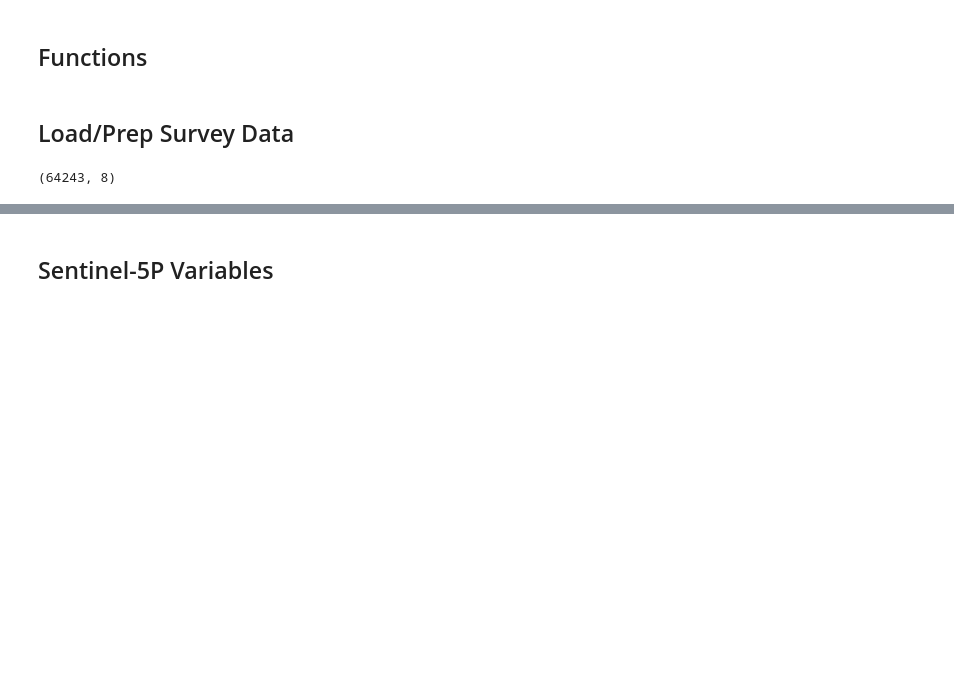
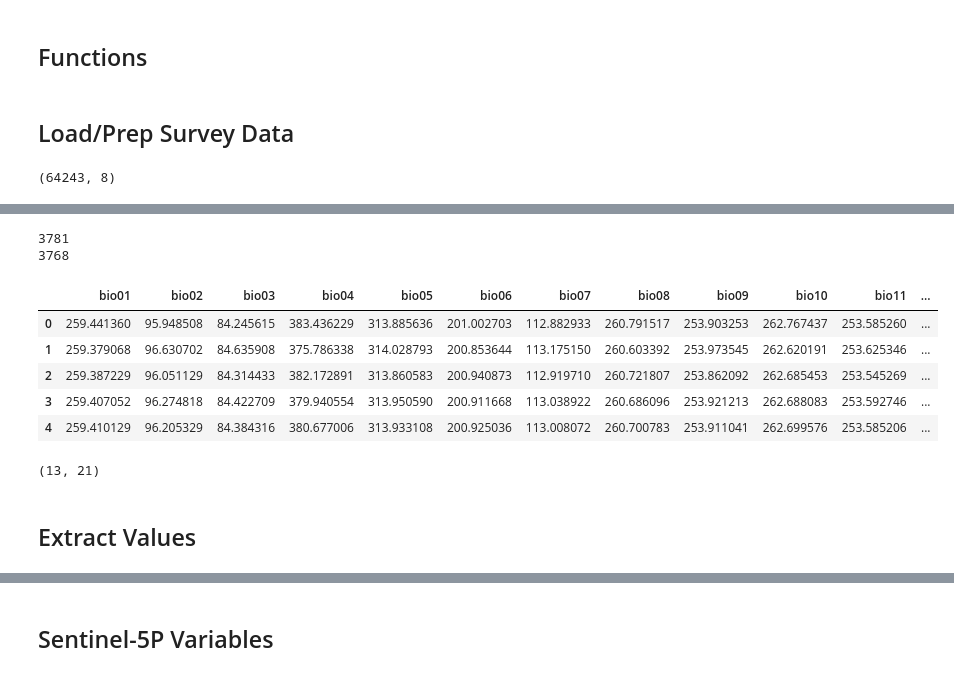
Before and after one commit to dime-worldbank/big-data-poverty-estimation, a Jupyter notebook: DataWork/02_get_process_ancillary_data/Satellite Data/extract_values.ipynb, the cells around one changed output, grey strips where cells are left out. Drawn from its saved outputs; the diff is of its cells as text; code cells hidden in the pictures; blank space fills up the shorter version.

```diff
--- a/DataWork/02_get_process_ancillary_data/Satellite Data/extract_values.ipynb
+++ b/DataWork/02_get_process_ancillary_data/Satellite Data/extract_values.ipynb
@@ -434,0 +530,6 @@ survey_df.shape
+# %%
+survey_df_i = survey_df[survey_df.year == 2010]
+survey_df_i = survey_df_i[survey_df_i.chunk_id == 1]
+#survey_df_i = survey_df_i.iloc[2001:2010]
+# %%
+survey_fc_i = survey_to_fc_buffer(survey_df_i, 10000, 10000)
@@ -434,0 +545,50 @@ survey_df.shape
+# %%
+vals = image.reduceRegions(collection = survey_fc_i,
+                           reducer = ee.Reducer.mean(),
+                           scale = SCALE,
+                           tileScale = 8)
+
+# Survey dataset that only contains the uid variable
+survey_df_i = survey_df_i[['uid']]
+
+a_uid = vals.aggregate_array('uid').getInfo()
+a_bio01 = vals.aggregate_array('bio01').getInfo()
+#for band_i in BANDS:
+#    survey_df_i[satellite + '_' + band_i] =
+# %%
+print(len(a_uid))
+print(len(a_bio01))
+# %% [output]
+3781
+3768
+# %%
+# https://gis.stackexchange.com/questions/257727/iterate-over-imagecollection-returning-pandas-dataframe-using-earth-engine-pyt
+def fc2df(fc):
+    # Convert a FeatureCollection into a pandas DataFrame
+    # Features is a list of dict with the output
+    features = fc.getInfo()['features']
+
+    dictarr = []
+
+    for f in features:
+        # Store all attributes in a dict
+        attr = f['properties']
+        # and treat geometry separately
+        attr['geometry'] = f['geometry']  # GeoJSON Feature!
+        # attr['geometrytype'] = f['geometry']['type']
+        dictarr.append(attr)
+
+    df = gpd.GeoDataFrame(dictarr)
+    # Convert GeoJSON features to shape
+    df = df.drop(columns=['geometry'])
+    return df
+# %%
+vals_df = fc2df(vals)
+vals_df.head()
+# %% [output]
+|  | bio01 | bio02 | bio03 | bio04 | bio05 | bio06 | bio07 | bio08 | bio09 | bio10 | bio11 | ... |
+| 0 | 259.441360 | 95.948508 | 84.245615 | 383.436229 | 313.885636 | 201.002703 | 112.882933 | 260.791517 | 253.903253 | 262.767437 | 253.585260 | ... |
+| 1 | 259.379068 | 96.630702 | 84.635908 | 375.786338 | 314.028793 | 200.853644 | 113.175150 | 260.603392 | 253.973545 | 262.620191 | 253.625346 | ... |
+| 2 | 259.387229 | 96.051129 | 84.314433 | 382.172891 | 313.860583 | 200.940873 | 112.919710 | 260.721807 | 253.862092 | 262.685453 | 253.545269 | ... |
+| 3 | 259.407052 | 96.274818 | 84.422709 | 379.940554 | 313.950590 | 200.911668 | 113.038922 | 260.686096 | 253.921213 | 262.688083 | 253.592746 | ... |
+| 4 | 259.410129 | 96.205329 | 84.384316 | 380.677006 | 313.933108 | 200.925036 | 113.008072 | 260.700783 | 253.911041 | 262.699576 | 253.585206 | ... |
@@ -434,0 +597,6 @@ survey_df.shape
+# %%
+vals_df_na.shape
+# %% [output]
+(13, 21)
+# %% [markdown]
+## Extract Values
```
Also changed, not shown: parts of 20 cells of this notebook, 1 other file.
